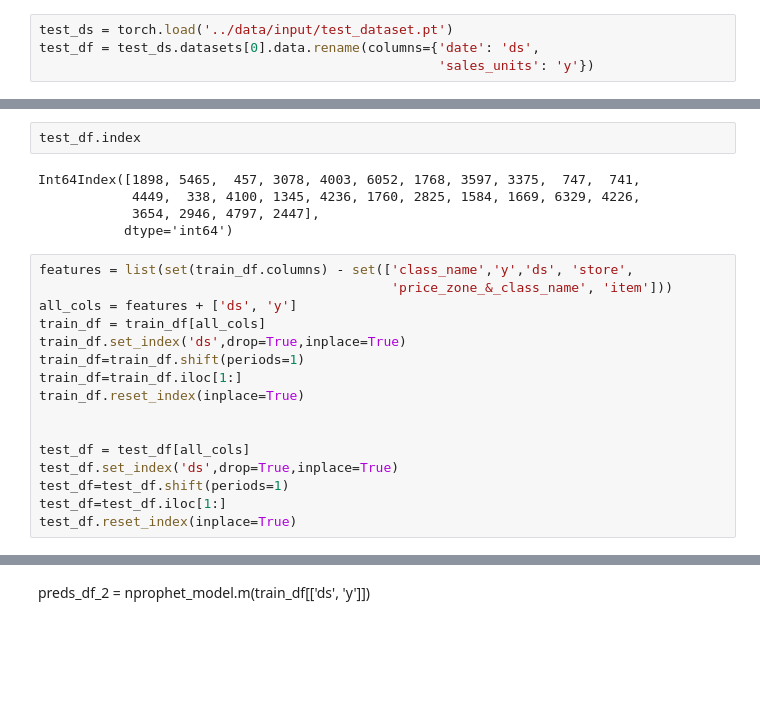
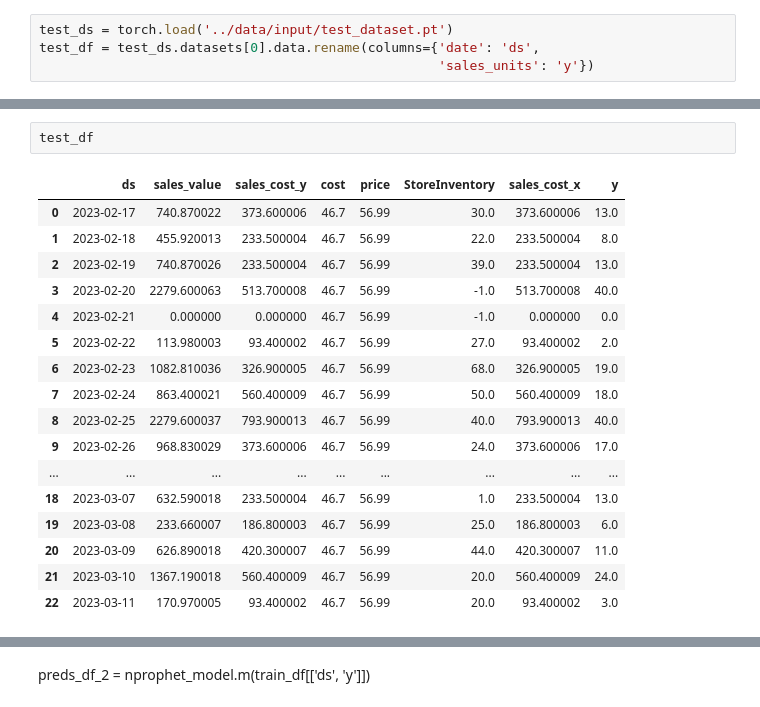
Before and after one commit to otvc/PriceTS, a Jupyter notebook: notebooks/test_select.ipynb, the cells around one changed output, grey strips where cells are left out. Drawn from its saved outputs; the diff is of its cells as text; blank space fills up the shorter version.

```diff
--- a/notebooks/test_select.ipynb
+++ b/notebooks/test_select.ipynb
@@ -53,23 +110,20 @@ test_df = test_ds.datasets[0].data.rename(columns={'date': 'ds',
 # %%
-test_df.index
+test_df
 # %% [output]
-Int64Index([1898, 5465,  457, 3078, 4003, 6052, 1768, 3597, 3375,  747,  741,
-            4449,  338, 4100, 1345, 4236, 1760, 2825, 1584, 1669, 6329, 4226,
-            3654, 2946, 4797, 2447],
-           dtype='int64')
+|  | ds | sales_value | sales_cost_y | cost | price | StoreInventory | sales_cost_x | y |
+| 0 | 2023-02-17 | 740.870022 | 373.600006 | 46.7 | 56.99 | 30.0 | 373.600006 | 13.0 |
+| 1 | 2023-02-18 | 455.920013 | 233.500004 | 46.7 | 56.99 | 22.0 | 233.500004 | 8.0 |
+| 2 | 2023-02-19 | 740.870026 | 233.500004 | 46.7 | 56.99 | 39.0 | 233.500004 | 13.0 |
+| 3 | 2023-02-20 | 2279.600063 | 513.700008 | 46.7 | 56.99 | -1.0 | 513.700008 | 40.0 |
+| 4 | 2023-02-21 | 0.000000 | 0.000000 | 46.7 | 56.99 | -1.0 | 0.000000 | 0.0 |
+| 5 | 2023-02-22 | 113.980003 | 93.400002 | 46.7 | 56.99 | 27.0 | 93.400002 | 2.0 |
+| 6 | 2023-02-23 | 1082.810036 | 326.900005 | 46.7 | 56.99 | 68.0 | 326.900005 | 19.0 |
+| 7 | 2023-02-24 | 863.400021 | 560.400009 | 46.7 | 56.99 | 50.0 | 560.400009 | 18.0 |
+| 8 | 2023-02-25 | 2279.600037 | 793.900013 | 46.7 | 56.99 | 40.0 | 793.900013 | 40.0 |
+| 9 | 2023-02-26 | 968.830029 | 373.600006 | 46.7 | 56.99 | 24.0 | 373.600006 | 17.0 |
+| ... | ... | ... | ... | ... | ... | ... | ... | ... |
+| 18 | 2023-03-07 | 632.590018 | 233.500004 | 46.7 | 56.99 | 1.0 | 233.500004 | 13.0 |
+| 19 | 2023-03-08 | 233.660007 | 186.800003 | 46.7 | 56.99 | 25.0 | 186.800003 | 6.0 |
+| 20 | 2023-03-09 | 626.890018 | 420.300007 | 46.7 | 56.99 | 44.0 | 420.300007 | 11.0 |
+| 21 | 2023-03-10 | 1367.190018 | 560.400009 | 46.7 | 56.99 | 20.0 | 560.400009 | 24.0 |
+| 22 | 2023-03-11 | 170.970005 | 93.400002 | 46.7 | 56.99 | 20.0 | 93.400002 | 3.0 |
-# %%
-features = list(set(train_df.columns) - set(['class_name','y','ds', 'store',
-                                             'price_zone_&_class_name', 'item']))
-all_cols = features + ['ds', 'y']
-train_df = train_df[all_cols]
-train_df.set_index('ds',drop=True,inplace=True)
-train_df=train_df.shift(periods=1)
-train_df=train_df.iloc[1:]
-train_df.reset_index(inplace=True)
-
-
-test_df = test_df[all_cols]
-test_df.set_index('ds',drop=True,inplace=True)
-test_df=test_df.shift(periods=1)
-test_df=test_df.iloc[1:]
-test_df.reset_index(inplace=True)
```
Also changed, not shown: parts of 37 cells of this notebook.
